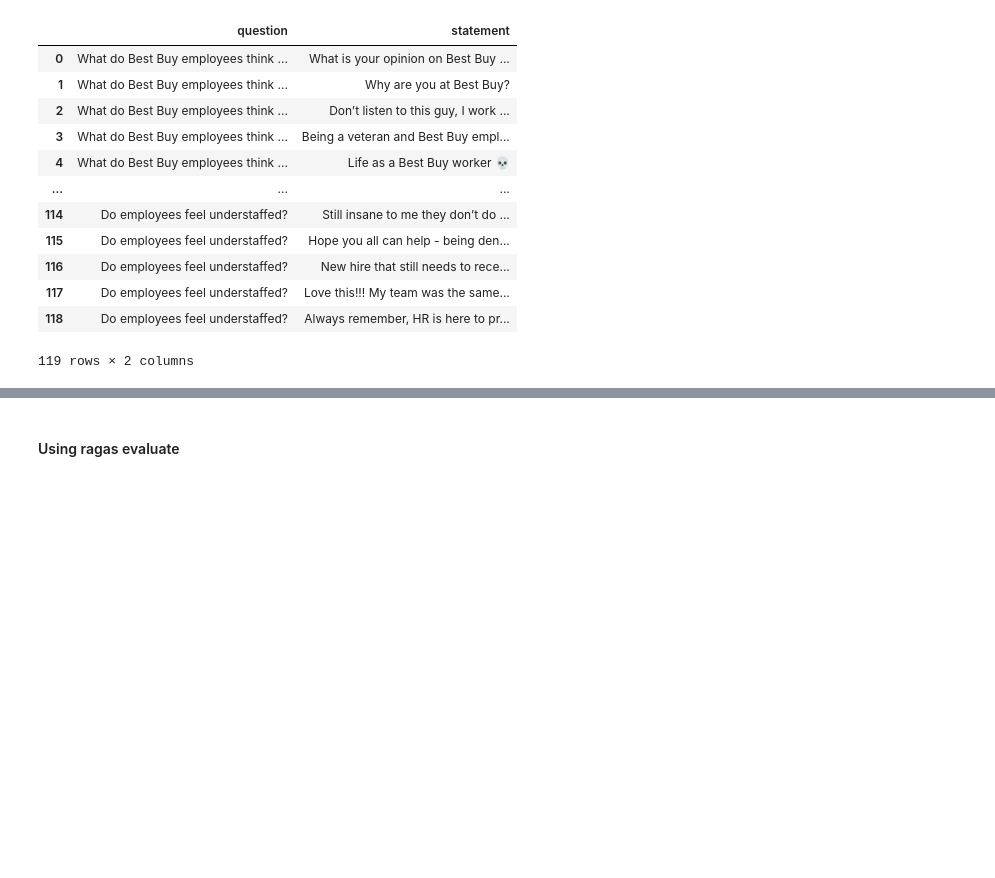
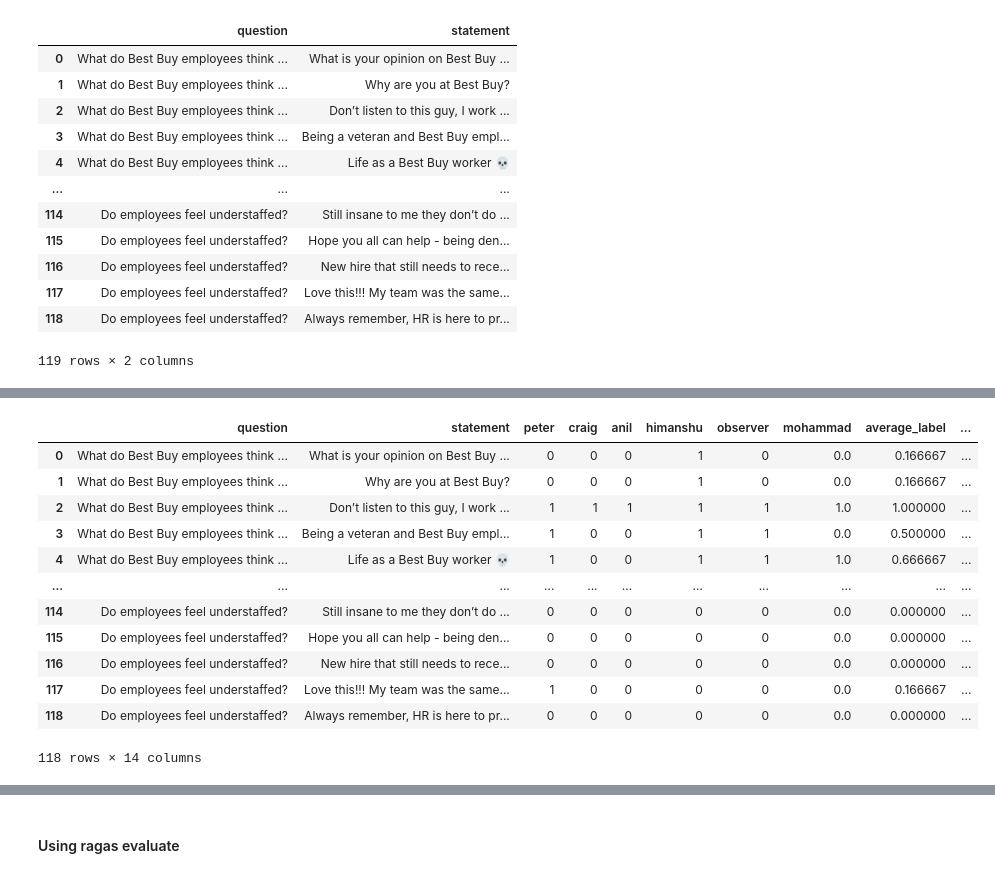
Before and after one commit to peter-mm-williams/aware-nlp, a Jupyter notebook: notebooks/PeterNotebooks/ollama-evaluator.ipynb, the cells around one changed output, grey strips where cells are left out. Drawn from its saved outputs; the diff is of its cells as text; code cells hidden in the pictures; blank space fills up the shorter version.

```diff
--- a/notebooks/PeterNotebooks/ollama-evaluator.ipynb
+++ b/notebooks/PeterNotebooks/ollama-evaluator.ipynb
@@ -305,0 +433,18 @@ for i, row in samples_df.iterrows():
+# %%
+df_all = df.merge(llm_labelled, how='outer', on=['question', 'statement'])
+df_all = df_all.dropna(subset=['relevant'])
+df_all
+# %% [output]
+|  | question | statement | peter | craig | anil | himanshu | observer | mohammad | average_label | ... |
+| 0 | What do Best Buy employees think ... | What is your opinion on Best Buy ... | 0 | 0 | 0 | 1 | 0 | 0.0 | 0.166667 | ... |
+| 1 | What do Best Buy employees think ... | Why are you at Best Buy? | 0 | 0 | 0 | 1 | 0 | 0.0 | 0.166667 | ... |
+| 2 | What do Best Buy employees think ... | Don’t listen to this guy, I work ... | 1 | 1 | 1 | 1 | 1 | 1.0 | 1.000000 | ... |
+| 3 | What do Best Buy employees think ... | Being a veteran and Best Buy empl... | 1 | 0 | 0 | 1 | 1 | 0.0 | 0.500000 | ... |
+| 4 | What do Best Buy employees think ... | Life as a Best Buy worker 💀 | 1 | 0 | 0 | 1 | 1 | 1.0 | 0.666667 | ... |
+| ... | ... | ... | ... | ... | ... | ... | ... | ... | ... | ... |
+| 114 | Do employees feel understaffed? | Still insane to me they don’t do ... | 0 | 0 | 0 | 0 | 0 | 0.0 | 0.000000 | ... |
+| 115 | Do employees feel understaffed? | Hope you all can help - being den... | 0 | 0 | 0 | 0 | 0 | 0.0 | 0.000000 | ... |
+| 116 | Do employees feel understaffed? | New hire that still needs to rece... | 0 | 0 | 0 | 0 | 0 | 0.0 | 0.000000 | ... |
+| 117 | Do employees feel understaffed? | Love this!!! My team was the same... | 1 | 0 | 0 | 0 | 0 | 0.0 | 0.166667 | ... |
+| 118 | Do employees feel understaffed? | Always remember, HR is here to pr... | 0 | 0 | 0 | 0 | 0 | 0.0 | 0.000000 | ... |
+118 rows × 14 columns
```
Also changed, not shown: parts of 20 cells of this notebook, 1 other file.
